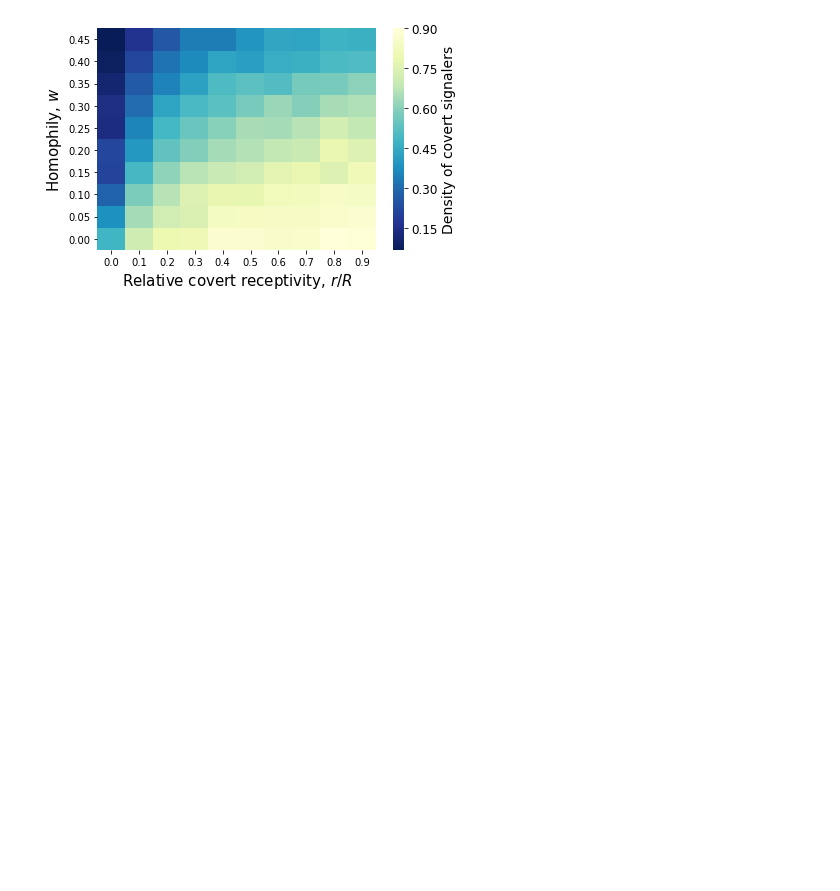
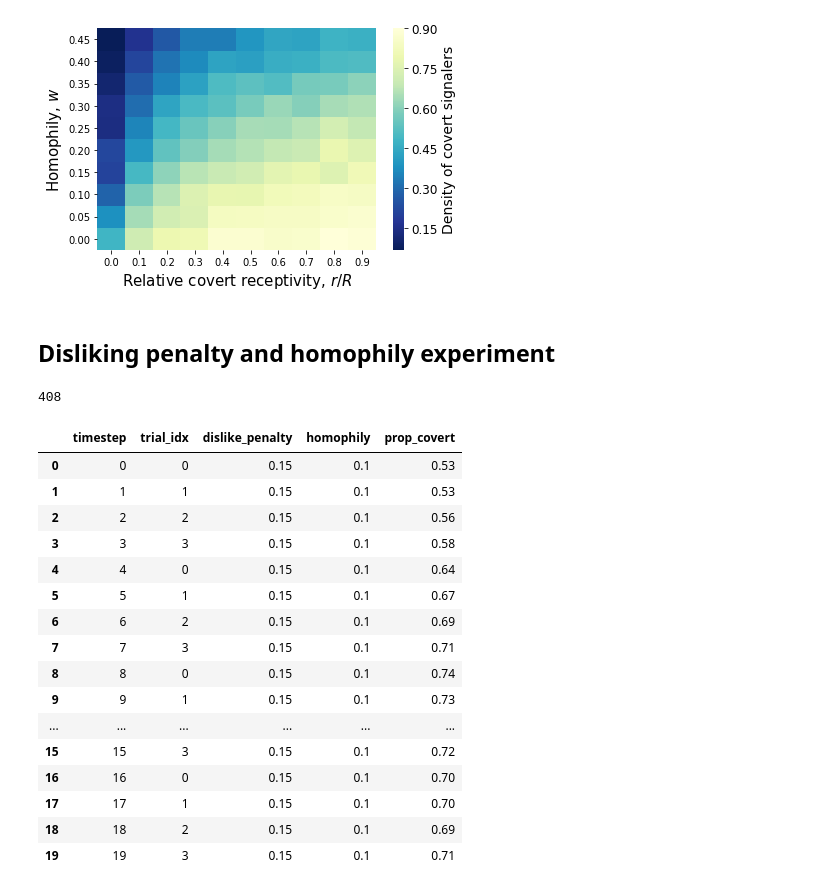
Before and after one commit to mt-digital/identity-signaling, a Jupyter notebook: confirmatory experiments.ipynb, the cells around one changed output. Drawn from its saved outputs; the diff is of its cells as text; code cells hidden in the pictures; blank space fills up the shorter version.

Commit message:
disliking experiment ready for cluster

```diff
--- a/receptiveness-homophily experiment.ipynb
+++ b/confirmatory experiments.ipynb
@@ -120,3 +122,5 @@ plt.savefig(
 )
 # %% [output]
 [figure]
+# %% [markdown]
+## Disliking penalty and homophily experiment
@@ -122,0 +141,25 @@ plt.savefig(
+# %%
+df_demo = pd.concat([demo_1, demo_2])
+
+print(len(df_demo))
+
+df_demo.head(20)
+# %% [output]
+408
+|  | timestep | trial_idx | dislike_penalty | homophily | prop_covert |
+| 0 | 0 | 0 | 0.15 | 0.1 | 0.53 |
+| 1 | 1 | 1 | 0.15 | 0.1 | 0.53 |
+| 2 | 2 | 2 | 0.15 | 0.1 | 0.56 |
+| 3 | 3 | 3 | 0.15 | 0.1 | 0.58 |
+| 4 | 4 | 0 | 0.15 | 0.1 | 0.64 |
+| 5 | 5 | 1 | 0.15 | 0.1 | 0.67 |
+| 6 | 6 | 2 | 0.15 | 0.1 | 0.69 |
+| 7 | 7 | 3 | 0.15 | 0.1 | 0.71 |
+| 8 | 8 | 0 | 0.15 | 0.1 | 0.74 |
+| 9 | 9 | 1 | 0.15 | 0.1 | 0.73 |
+| ... | ... | ... | ... | ... | ... |
+| 15 | 15 | 3 | 0.15 | 0.1 | 0.72 |
+| 16 | 16 | 0 | 0.15 | 0.1 | 0.70 |
+| 17 | 17 | 1 | 0.15 | 0.1 | 0.70 |
+| 18 | 18 | 2 | 0.15 | 0.1 | 0.69 |
+| 19 | 19 | 3 | 0.15 | 0.1 | 0.71 |
```
Also changed, not shown: parts of 4 cells of this notebook, 6 other files.
